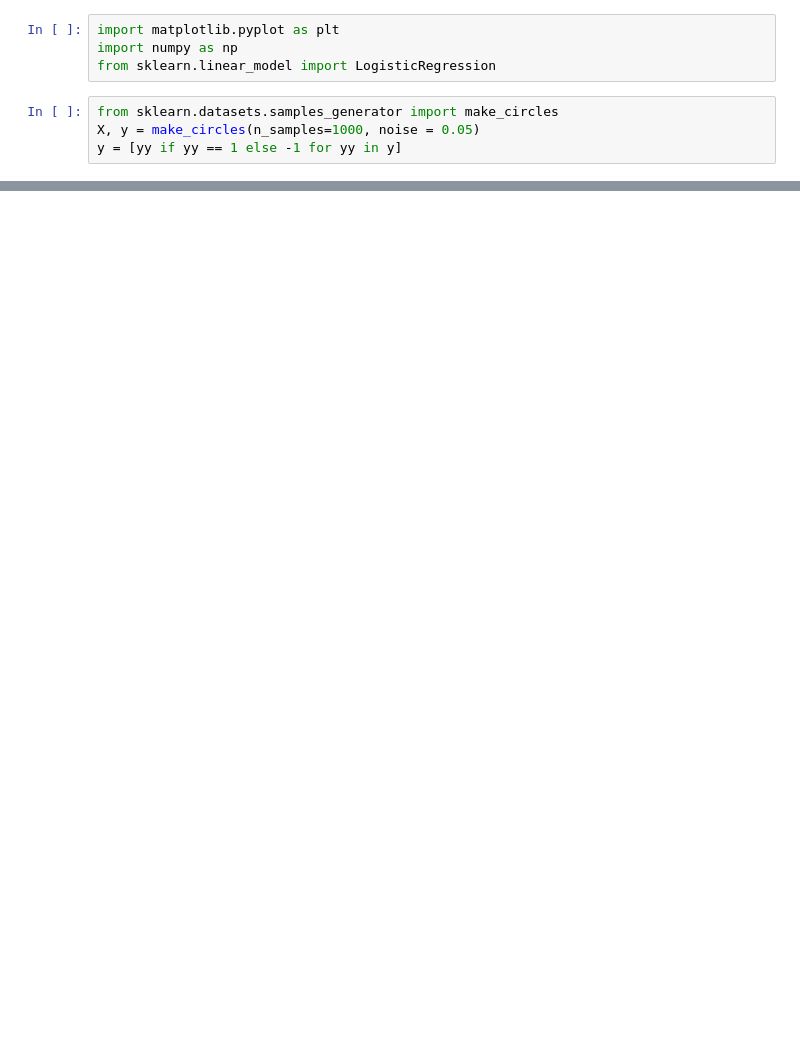
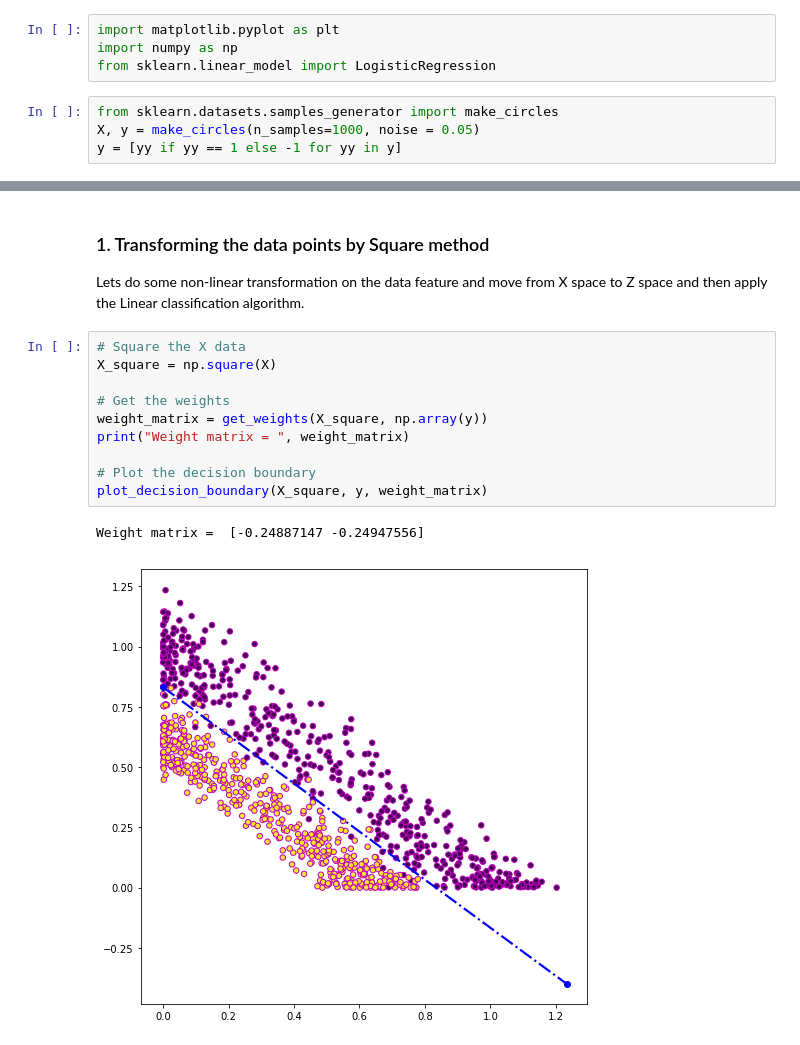
Before and after one commit to vipulpopat/MSCAI_Sem1_Etivity3, a Jupyter notebook: Etivity3_LinearClassification.ipynb, the cells around one changed output, grey strips where cells are left out. Cells and saved outputs as stored; diff of their text form; blank space fills up the shorter version.

```diff
--- a/Etivity3_LinearClassification.ipynb
+++ b/Etivity3_LinearClassification.ipynb
@@ -21,0 +98,16 @@ y = [yy if yy == 1 else -1 for yy in y]
+# %% [markdown]
+### 1. Transforming the data points by Square method
+Lets do some non-linear transformation on the data feature and move from X space to Z space and then apply the Linear classification algorithm.
+# %%
+# Square the X data
+X_square = np.square(X)
+
+# Get the weights
+weight_matrix = get_weights(X_square, np.array(y))
+print("Weight matrix = ", weight_matrix)
+
+# Plot the decision boundary
+plot_decision_boundary(X_square, y, weight_matrix)
+# %% [output]
+Weight matrix =  [-0.24887147 -0.24947556]
+[figure, added]
```
Also changed, not shown: parts of 25 cells of this notebook.
